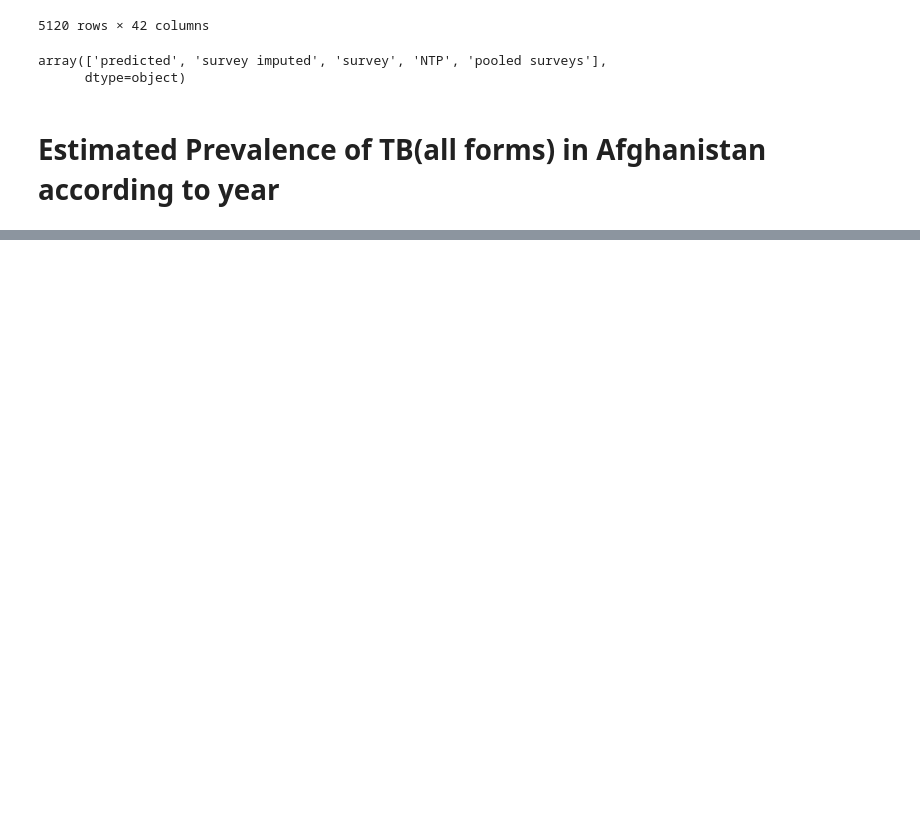
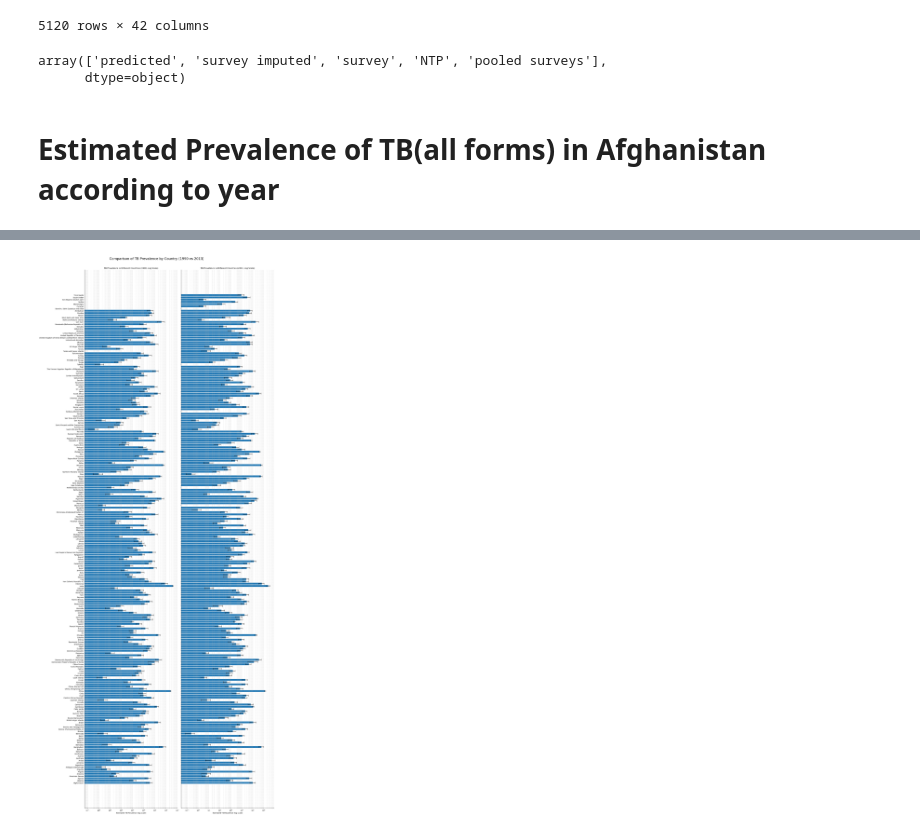
Before and after one commit to Mr-Mysterious001/TB_Burden_Country_Project, a Jupyter notebook: Untitled.ipynb, the cells around one changed output, grey strips where cells are left out. Drawn from its saved outputs; the diff is of its cells as text; code cells hidden in the pictures; blank space fills up the shorter version.

```diff
--- a/Untitled.ipynb
+++ b/Untitled.ipynb
@@ -85,0 +87,41 @@ plt.grid(axis='y', linestyle='--', alpha=0.7)
+# %%
+# Filter and sort data once with a loop-friendly approach
+years = [1990, 2013]
+dfs = {
+    year: df[df['Year'] == year].sort_values('Country or territory name')
+    for year in years
+}
+# Set up the figure dynamically
+fig, ax = plt.subplots(
+    ncols=2,
+    figsize=(20, len(dfs[1990]) * 0.22),
+    sharey=True
+)
+for i, year in enumerate(years):
+    data = dfs[year]
+    y_t = data['Estimated prevalence of TB (all forms)']
+    xerr = [
+        y_t - data['Estimated prevalence of TB (all forms), low bound'],
+        data['Estimated prevalence of TB (all forms), high bound'] - y_t
+    ]
+    ax[i].barh(
+        data['Country or territory name'],
+        y_t,
+        xerr=xerr,
+        capsize=5
+    )
+    ax[i].set(
+        title=f'TB Prevalence in Different Countries ({year}, Log Scale)',
+        xlabel='Estimated TB Prevalence (log scale)',
+        xscale='log'
+    )
+
+    ax[i].grid(axis='x', linestyle='--', alpha=0.6, which='both')
+    ax[i].spines[['top', 'right']].set_visible(False)
+
+# Global title and layout adjustments
+fig.suptitle('Comparison of TB Prevalence by Country (1990 vs 2013)', fontsize=20, y=1.006)
+plt.tight_layout()
+plt.show()
+# %% [output]
+[figure, added]
```
Also changed, not shown: parts of 2 cells of this notebook.
